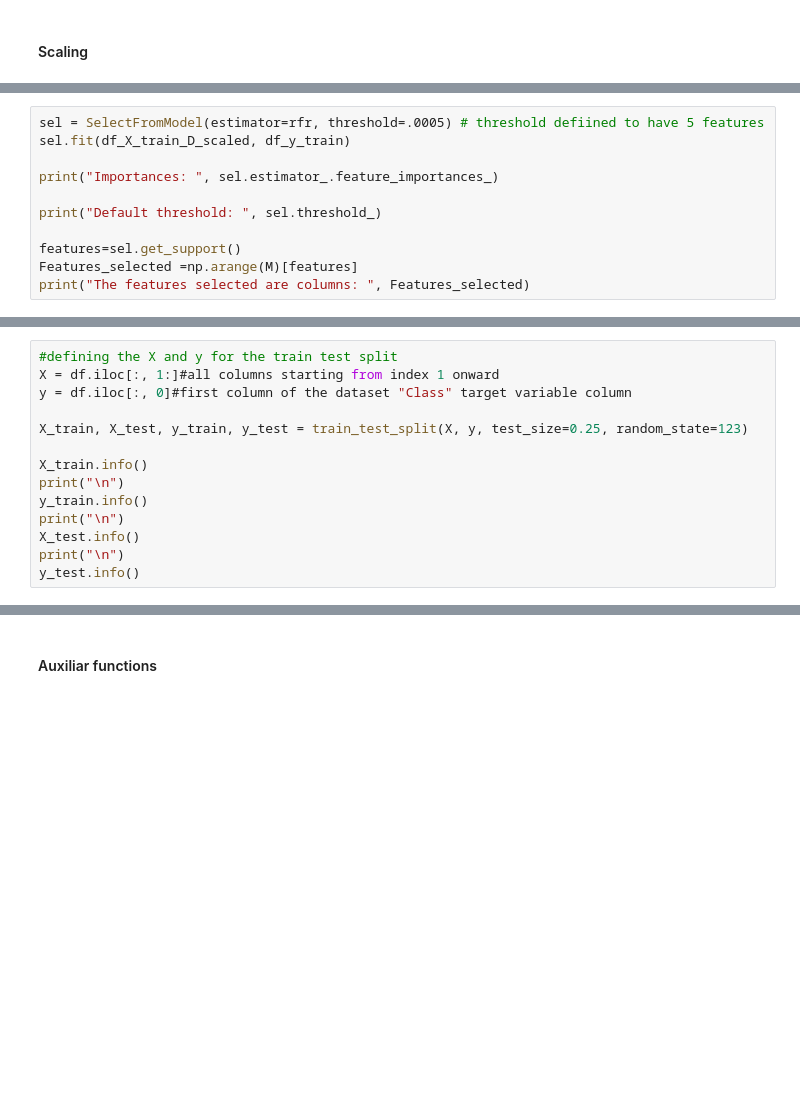
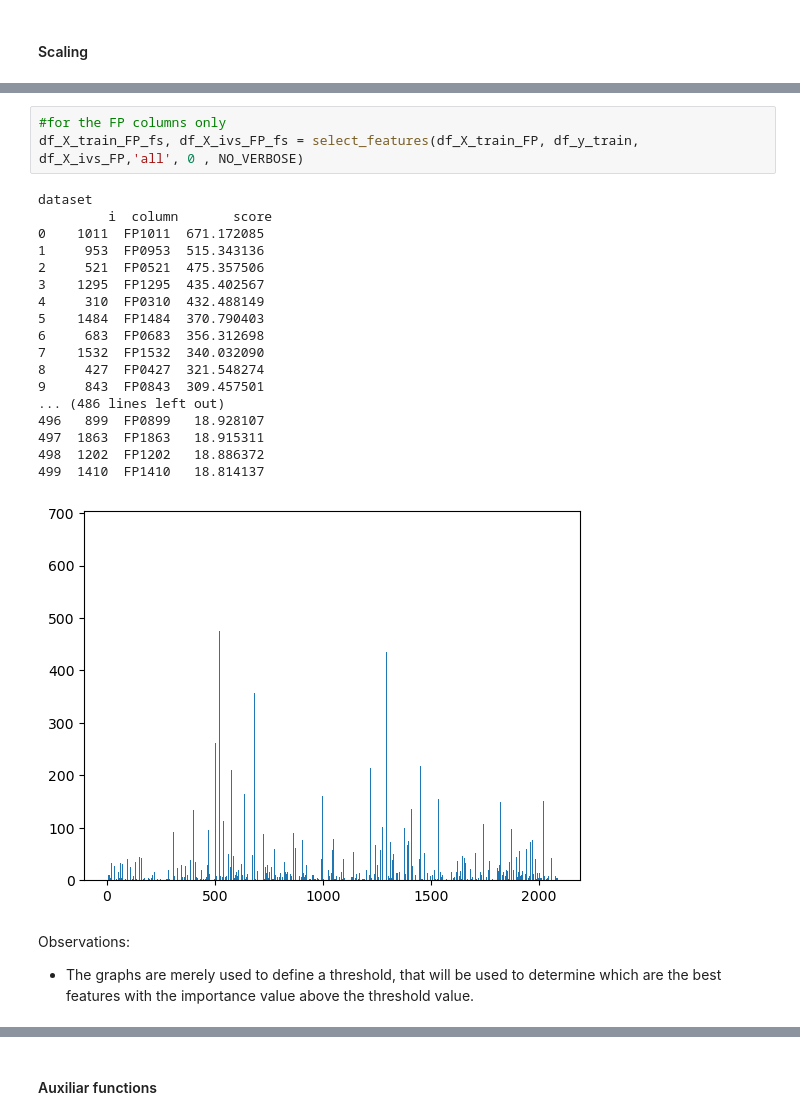
Before and after one commit to bodeborder/fcul-machine-learning, a Jupyter notebook: 3trabalho/AA_3rd_HomeAssignment_G33.ipynb, the cells around one changed output, grey strips where cells are left out. Saved outputs shown, nothing was run; the diff lists cells and outputs as text; blank space fills up the shorter version.

```diff
--- a/3trabalho/AA_3rd_HomeAssignment_G33.ipynb
+++ b/3trabalho/AA_3rd_HomeAssignment_G33.ipynb
@@ -638,11 +491,0 @@ Feature 120 Importance: 1.5276155671438559e-06
-# %%
-sel = SelectFromModel(estimator=rfr, threshold=.0005) # threshold defiined to have 5 features
-sel.fit(df_X_train_D_scaled, df_y_train)
-
-print("Importances: ", sel.estimator_.feature_importances_)
-
-print("Default threshold: ", sel.threshold_)
-
-features=sel.get_support()
-Features_selected =np.arange(M)[features]
-print("The features selected are columns: ", Features_selected)
@@ -701,14 +491,0 @@ PC11 - Variance explained:  0.0211 - Total Variance:  0.5324
-# %%
-#defining the X and y for the train test split
-X = df.iloc[:, 1:]#all columns starting from index 1 onward
-y = df.iloc[:, 0]#first column of the dataset "Class" target variable column
-
-X_train, X_test, y_train, y_test = train_test_split(X, y, test_size=0.25, random_state=123)
-
-X_train.info()
-print("\n")
-y_train.info()
-print("\n")
-X_test.info()
-print("\n")
-y_test.info()
@@ -716,0 +622,25 @@ y_test.info()
+# %%
+#for the FP columns only
+df_X_train_FP_fs, df_X_ivs_FP_fs = select_features(df_X_train_FP, df_y_train, df_X_ivs_FP,'all', 0 , NO_VERBOSE)
+# %% [output]
+dataset
+         i  column       score
+0    1011  FP1011  671.172085
+1     953  FP0953  515.343136
+2     521  FP0521  475.357506
+3    1295  FP1295  435.402567
+4     310  FP0310  432.488149
+5    1484  FP1484  370.790403
+6     683  FP0683  356.312698
+7    1532  FP1532  340.032090
+8     427  FP0427  321.548274
+9     843  FP0843  309.457501
+... (486 lines left out)
+496   899  FP0899   18.928107
+497  1863  FP1863   18.915311
+498  1202  FP1202   18.886372
+499  1410  FP1410   18.814137
+[figure, added]
+# %% [markdown]
+Observations:
+* The graphs are merely used to define a threshold, that will be used to determine which are the best features with the importance value above the threshold value.
```
Also changed, not shown: parts of 62 cells of this notebook, 5 other files.
